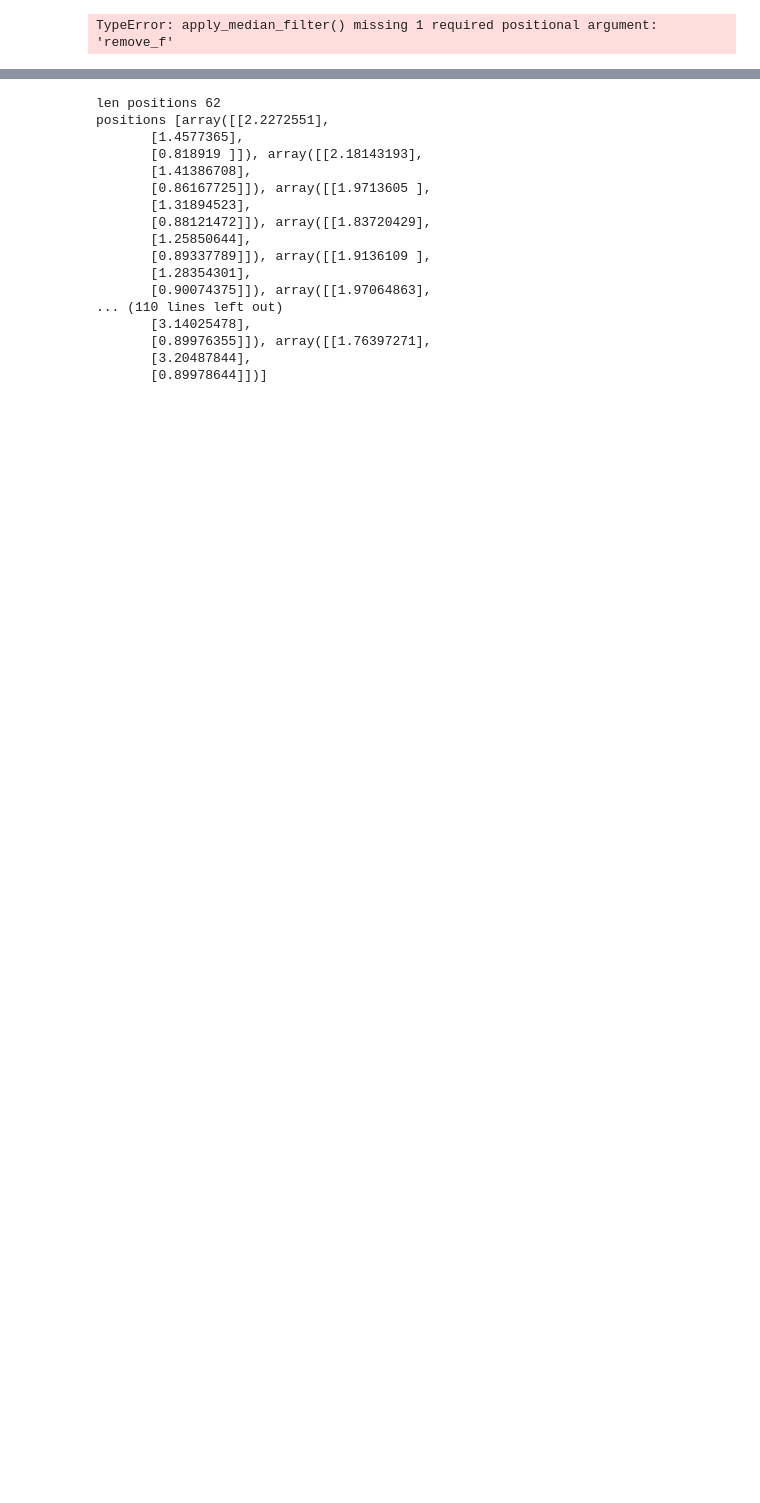
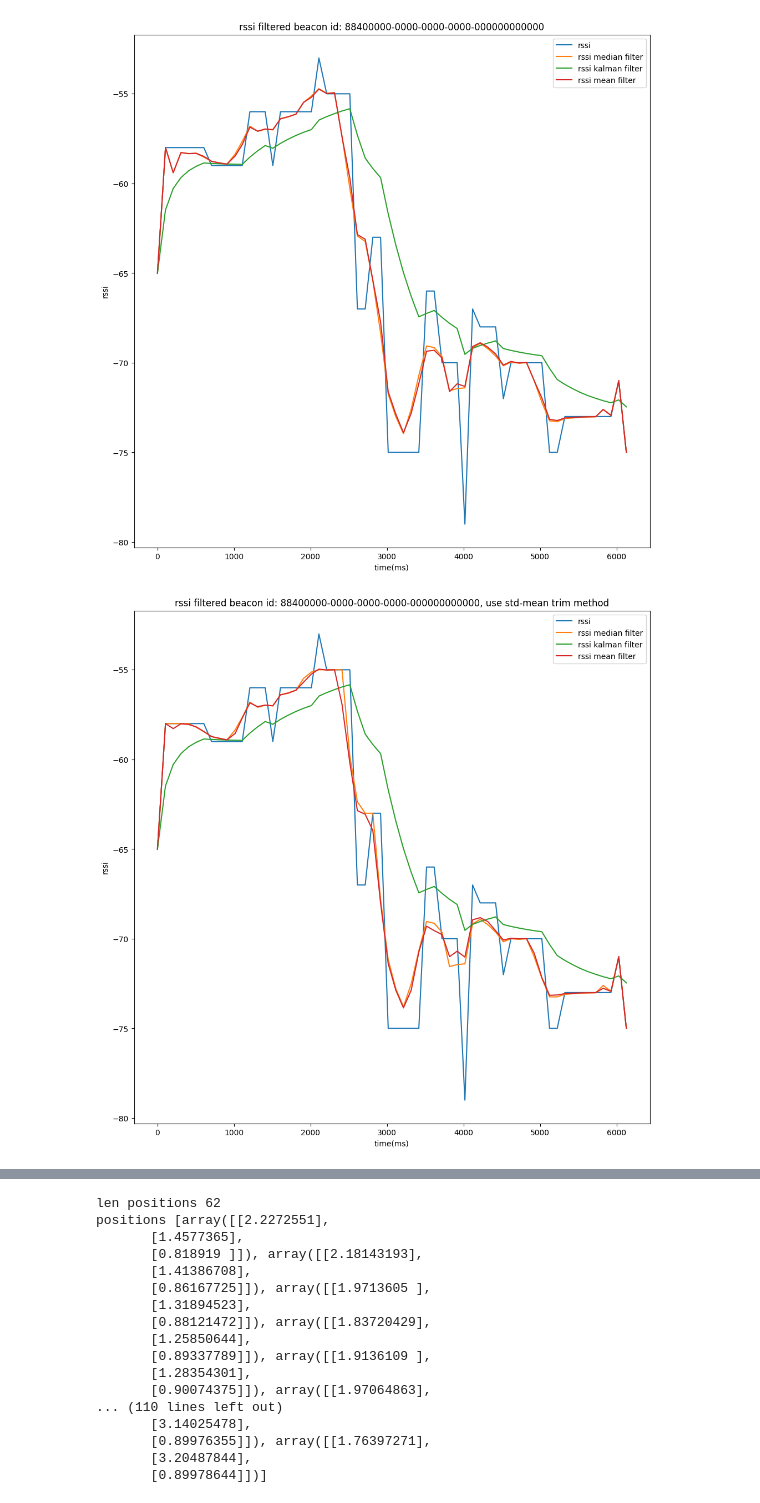
Before and after one commit to Zac2049/BeaconLoc, a Jupyter notebook: notebooks_for_loc/loc_alg_dy_test0830p.ipynb, the cells around one changed output, grey strips where cells are left out. Drawn from its saved outputs; the diff is of its cells as text; code cells hidden in the pictures; blank space fills up the shorter version.

```diff
--- a/notebooks_for_loc/loc_alg_dy_test0830p.ipynb
+++ b/notebooks_for_loc/loc_alg_dy_test0830p.ipynb
@@ -19,7 +19,7 @@ from scipy.signal import medfilt
 from filterpy.kalman import KalmanFilter
 # %%
 
-args = argparse.Namespace(beacon_coords_file='../data0830p1/beacon_coords.txt', beacon_data_dir='../data0830p1/', beacon_data_file='../data0830p1/bluetoothData(88).txt', update_frequency=10)
+args = argparse.Namespace(beacon_coords_file='../datas/data0830p1/beacon_coords.txt', beacon_data_dir='../datas/data0830p1/', beacon_data_file='../datas/data0830p1/bluetoothData(88).txt', update_frequency=10)
 
 beacon_data = read_beacon_data(args.beacon_data_file)
 
@@ -107,8 +107,8 @@ for i, (beacon_id, rssi_values) in enumerate(beacon_id_to_rssi.items()):
     plt.show()
 
     distance = [rssi_to_distance(rssi) for rssi in rssi_values]
-    rssi_median_filtered = apply_median_filter(rssi_values)
-    rssi_kalman_filtered = apply_kalman_filter(rssi_values, remove_max_min)
+    rssi_median_filtered = apply_median_filter(rssi_values, remove_max_min)
+    rssi_kalman_filtered = apply_kalman_filter(rssi_values)
     rssi_mean_filtered = apply_average_filter(rssi_values, remove_max_min)
     plt.figure(figsize=(12, 12))
     plt.plot(time_stamp, rssi_values, label='rssi')
@@ -131,31 +131,32 @@ for i, (beacon_id, rssi_values) in enumerate(beacon_id_to_rssi.items()):
     plt.plot(time_stamp, rssi_kalman_filtered, label='rssi kalman filter')
     plt.plot(time_stamp, rssi_mean_filtered, label='rssi mean filter')
     # plt.plot(time_stamp, d, label='real distance')
     plt.xlabel('time(ms)')
     plt.ylabel('rssi')
     plt.legend()
     plt.title('rssi filtered beacon id: {}, use std-mean trim method'.format(beacon_id))
     plt.show()
 
 
     distance_median_filtered = [rssi_to_distance(rssi) for rssi in rssi_median_filtered]
     distance_kalman_filtered = [rssi_to_distance(rssi) for rssi in rssi_kalman_filtered]
     distance_mean_filtered = [rssi_to_distance(rssi) for rssi in rssi_mean_filtered]
     plt.figure(figsize=(12, 12))
     plt.plot(time_stamp, distance, label='rssi to distance')
     plt.plot(time_stamp, distance_median_filtered, label='distance median filter')
     plt.plot(time_stamp, distance_kalman_filtered, label='distance kalman filter')
     plt.plot(time_stamp, distance_mean_filtered, label='distance mean filter')
     # plt.plot(time_stamp, ds[i], label='real distance')
     plt.xlabel('time(ms)')
     plt.ylabel('distance(m)')
     plt.title('distance filtered beacon id: {}'.format(beacon_id))
     plt.legend()
     plt.show()
 # %% [output]
 [[{'uuid': '88400000-0000-0000-0000-000000000000', 'rssi': -59, 'accuracy': 7.721894863531677, 'time': 1724997649446}, {'uuid': '0f3c0000-0000-0000-0000-000000000000', 'rssi': -63, 'accuracy': 14.3230 ...
 beacon group length is less than 3
 beacon group length is less than 3
 total time interval:  6128
 [figure]
-TypeError: apply_median_filter() missing 1 required positional argument: 'remove_f'
+[figure, added]
+[figure, added]
```
Also changed, not shown: parts of 2 cells of this notebook, 9 other files.
